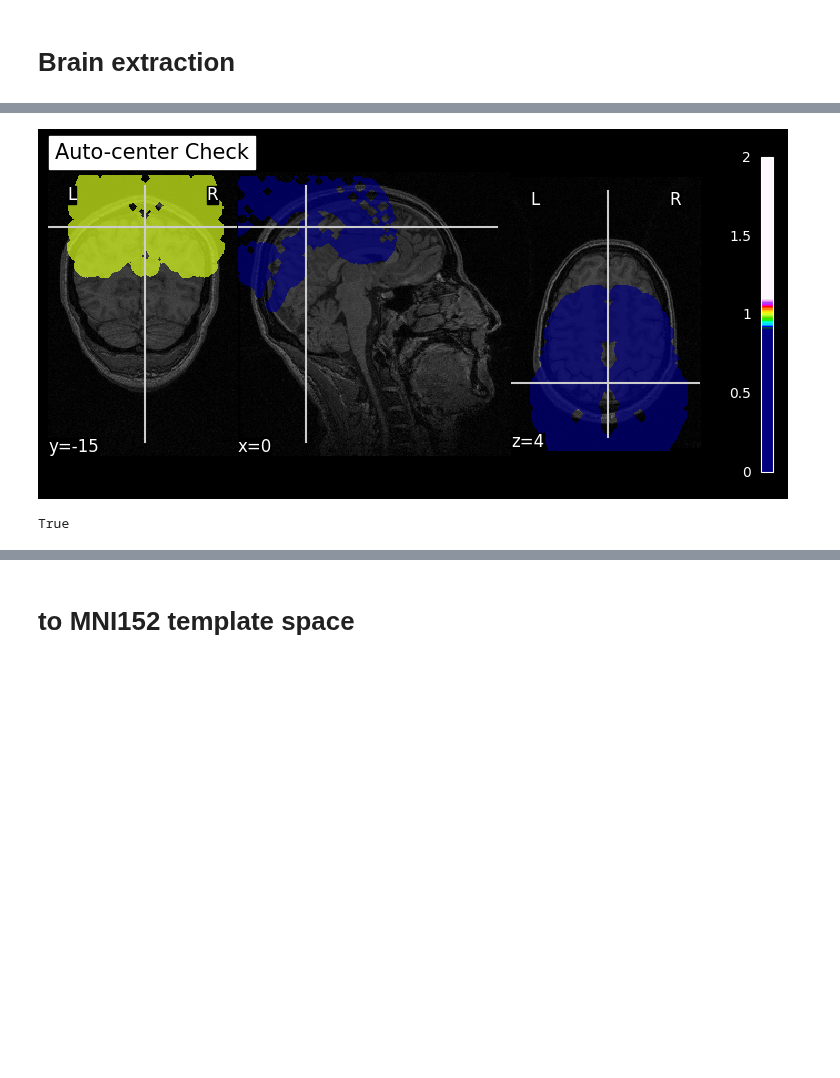
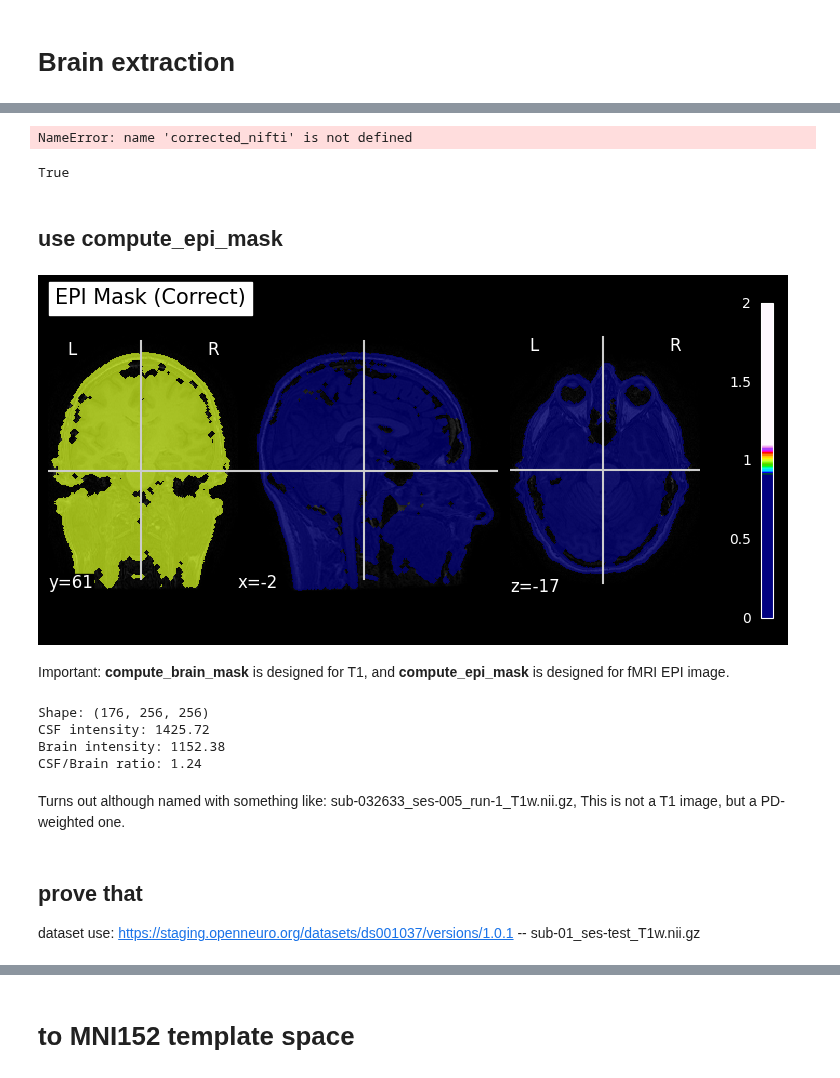
Before and after one commit to Herseybb/fmri-simon-analysis, a Jupyter notebook: notebooks/03_image_preprocessing.ipynb, the cells around one changed output, grey strips where cells are left out. Drawn from its saved outputs; the diff is of its cells as text; code cells hidden in the pictures; blank space fills up the shorter version.

```diff
--- a/notebooks/03_image_preprocessing.ipynb
+++ b/notebooks/03_image_preprocessing.ipynb
@@ -161,7 +170,7 @@ from nilearn.image import new_img_like
 # Note: You can also manually clip: data[data > 2000] = 2000
 
 
-mask = compute_brain_mask(corrected_nifti, opening=3) # 'opening' cleans up small noise pixels
+mask = compute_brain_mask(img, opening=3) # 'opening' cleans up small noise pixels
 
 # robust_mask = compute_multi_brain_mask(corrected_nifti)
 perfect_alignment_mask = new_img_like(img, mask.get_fdata())
@@ -171,5 +180,5 @@ plotting.plot_roi(perfect_alignment_mask, bg_img=corrected_nifti,
                   title="Auto-center Check")
 plotting.show()
 # %% [output]
-[figure, removed]
+NameError: name 'corrected_nifti' is not defined
 # %%
@@ -177,2 +186,61 @@ print(np.allclose(corrected_nifti.affine, brain_mask.affine))
 # %% [output]
 True
+# %% [markdown]
+## use compute_epi_mask
+# %%
+from nilearn.masking import compute_epi_mask
+from nilearn import plotting
+import matplotlib.pyplot as plt
+
+# 正确方法：使用 EPI 专用 mask 计算
+brain_mask = compute_epi_mask(
+    img,
+    opening=2,          # 形态学开运算，去除小噪声
+    exclude_zeros=True, # 忽略全零时间点
+#     threshold=0.5       # 强度阈值（默认 0.5，可根据数据调整）
+)
+
+# 可视化验证
+plotting.plot_roi(
+    brain_mask,
+    bg_img=img,
+    title="EPI Mask (Correct)",
+    display_mode='ortho',
+#     cmap='magma'
+)
+plt.show()
+# %% [output]
+[figure, added]
+# %% [markdown]
+ Important: **compute_brain_mask** is designed for T1, and **compute_epi_mask** is designed for fMRI EPI image.
+# %%
+# 1. 检查维度
+print(f"Shape: {data.shape}")
+# T1w: 通常是 3D (x, y, z)  如 (256, 256, 176)
+# EPI: 通常是 4D (x, y, z, time) 如 (64, 64, 40, 300)
+
+# 2. 检查脑脊液 (CSF) 信号强度
+# 提取 ventricle 区域（近似坐标，需根据实际图像调整）
+if data.ndim == 4:
+    vol = data[..., 0]  # 取第一帧
+else:
+    vol = data
+
+# 粗略估计 CSF 强度（侧脑室中心区域）
+csf_roi = vol[90:110, 80:100, 80:100].mean()
+brain_roi = vol[100:120, 100:120, 70:90].mean()  # 灰质区域
+
+print(f"CSF intensity: {csf_roi:.2f}")
+print(f"Brain intensity: {brain_roi:.2f}")
+print(f"CSF/Brain ratio: {csf_roi/brain_roi:.2f}")
+# %% [output]
+Shape: (176, 256, 256)
+CSF intensity: 1425.72
+Brain intensity: 1152.38
+CSF/Brain ratio: 1.24
+# %% [markdown]
+Turns out although named with something like: sub-032633_ses-005_run-1_T1w.nii.gz, This is not a T1 image, but a PD-weighted one.
+# %% [markdown]
+## prove that
+
+dataset use: https://staging.openneuro.org/datasets/ds001037/versions/1.0.1  -- sub-01_ses-test_T1w.nii.gz
```
Also changed, not shown: parts of 12 cells of this notebook, 1 other file.
